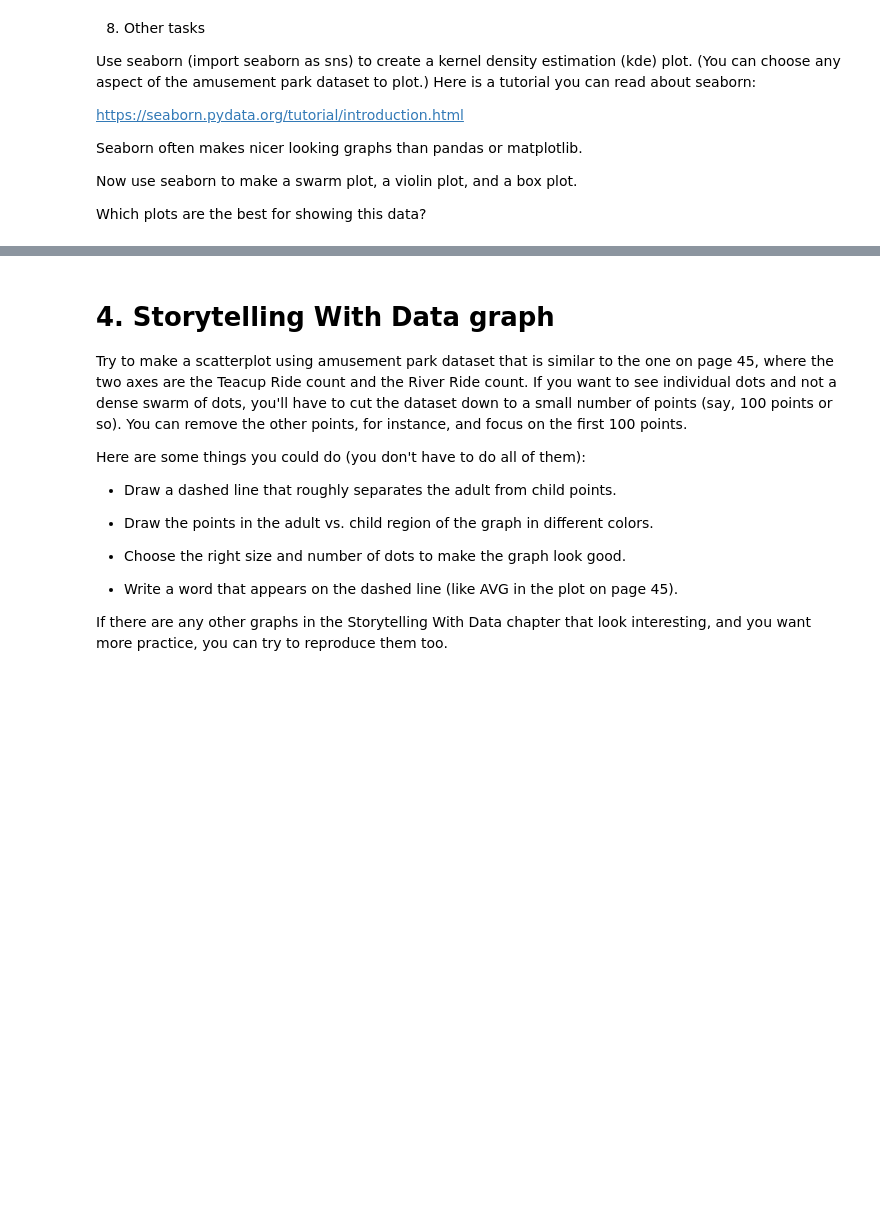
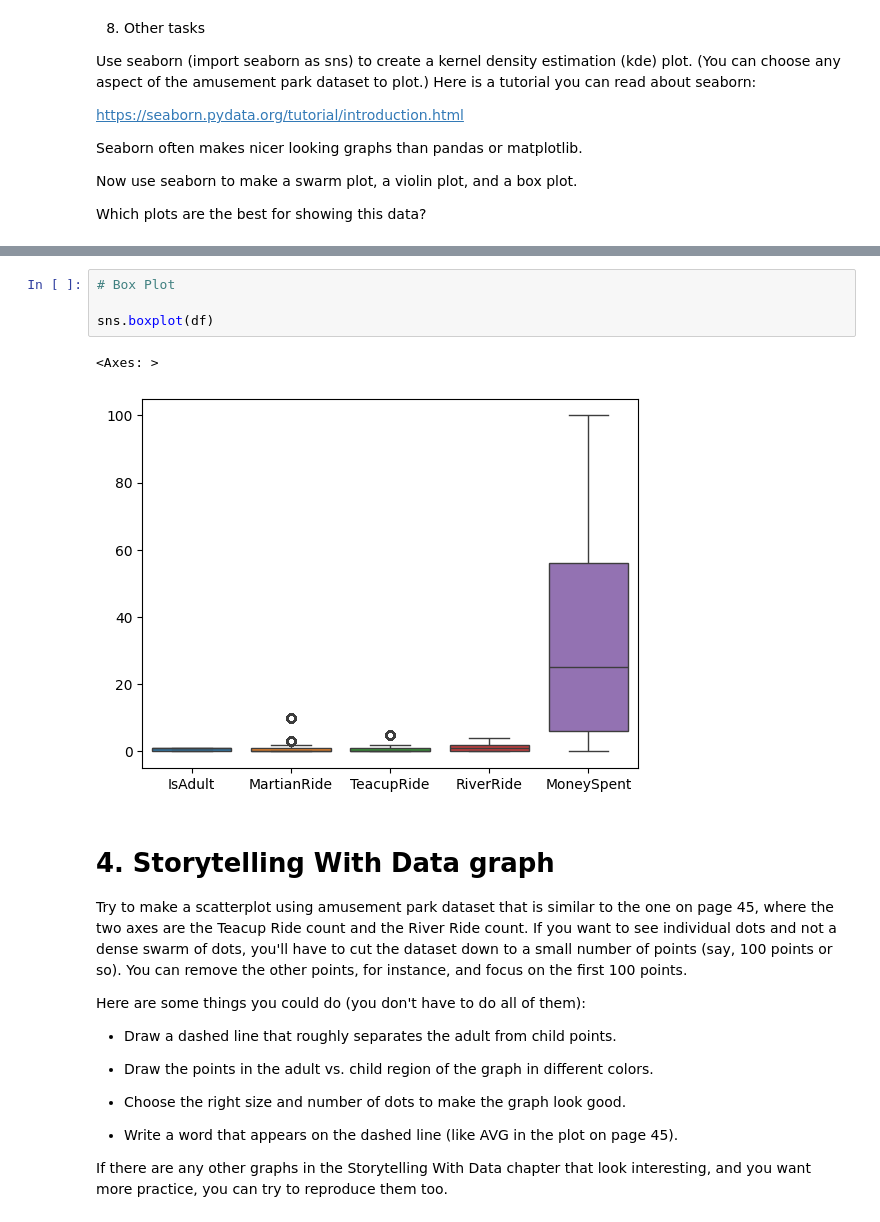
Before and after one commit to tware5-star/Module-B-semester-2, a Jupyter notebook: OMDS-ModB2-Week3-Ware-Tiffany.ipynb, the cells around one changed output, grey strips where cells are left out. Drawn from its saved outputs; the diff is of its cells as text; blank space fills up the shorter version.

```diff
--- a/OMDS-ModB2-Week3-Ware-Tiffany.ipynb
+++ b/OMDS-ModB2-Week3-Ware-Tiffany.ipynb
@@ -432,3 +472,10 @@ Which plots are the best for showing this data?
+# %%
+# Box Plot
+
+sns.boxplot(df)
+# %% [output]
+<Axes: >
+[figure, added]
 # %% [markdown]
 # 4. Storytelling With Data graph
 
```
Also changed, not shown: parts of 6 cells of this notebook.
